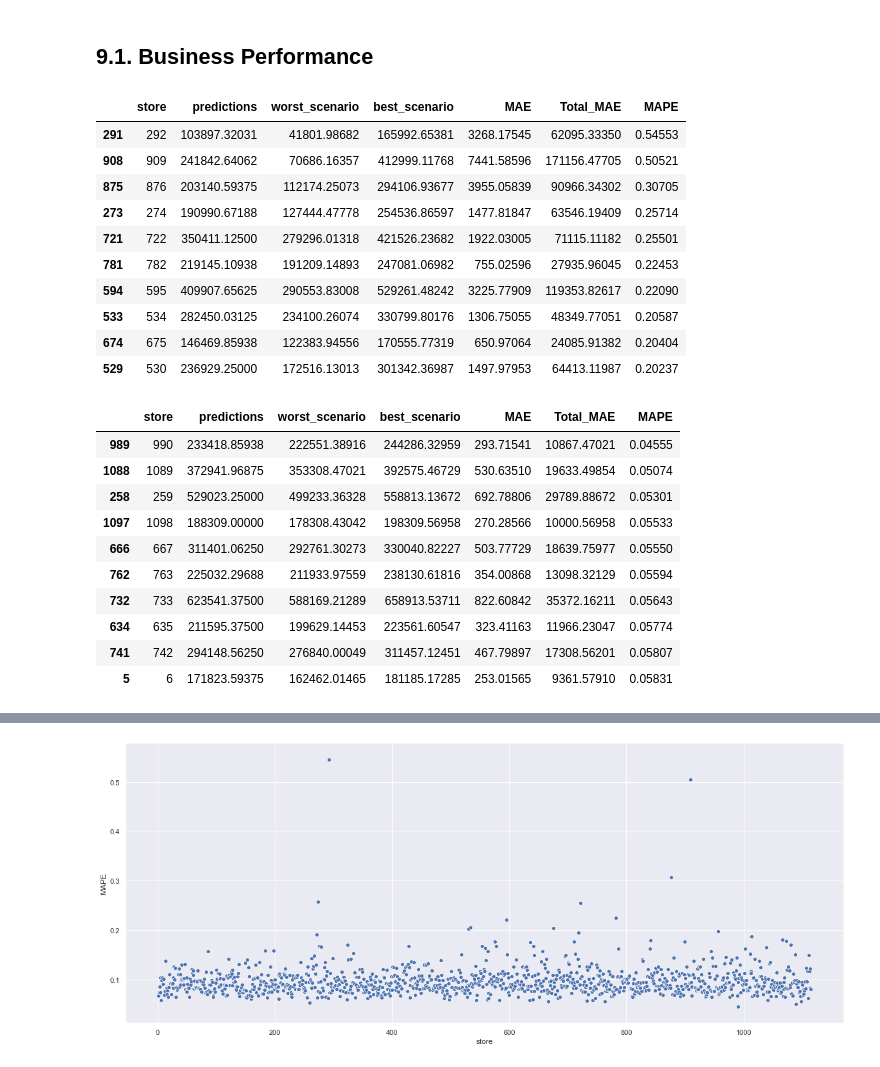
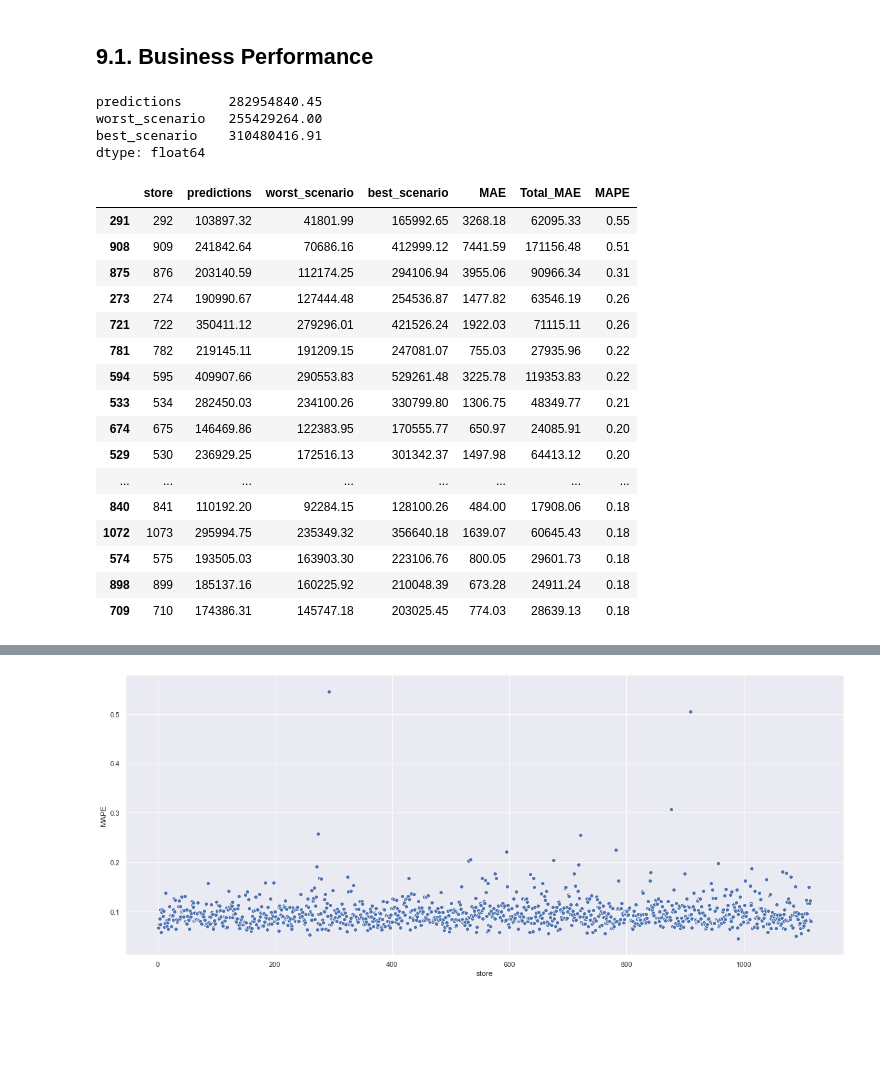
Before and after one commit to RaulBelarmino/rossman-predict-sales, a Jupyter notebook: rossman-predict-ds-em-producao.ipynb, the cells around one changed output, grey strips where cells are left out. Drawn from its saved outputs; the diff is of its cells as text; code cells hidden in the pictures; blank space fills up the shorter version.

```diff
--- a/rossman-predict-ds-em-producao.ipynb
+++ b/rossman-predict-ds-em-producao.ipynb
@@ -1259,34 +1332,33 @@ df92['best_scenario'] = df92['predictions'] + df92['Total_MAE']
 df92 = df92[['store','predictions','worst_scenario','best_scenario','MAE','Total_MAE','MAPE']]
 # %%
 # worst stores top10
-df92.sort_values('MAPE', ascending=False).head(10)
+df92[['predictions','worst_scenario','best_scenario']].sum()
 # %% [output]
-|  | store | predictions | worst_scenario | best_scenario | MAE | Total_MAE | MAPE |
-| 291 | 292 | 103897.32031 | 41801.98682 | 165992.65381 | 3268.17545 | 62095.33350 | 0.54553 |
-| 908 | 909 | 241842.64062 | 70686.16357 | 412999.11768 | 7441.58596 | 171156.47705 | 0.50521 |
-| 875 | 876 | 203140.59375 | 112174.25073 | 294106.93677 | 3955.05839 | 90966.34302 | 0.30705 |
-| 273 | 274 | 190990.67188 | 127444.47778 | 254536.86597 | 1477.81847 | 63546.19409 | 0.25714 |
-| 721 | 722 | 350411.12500 | 279296.01318 | 421526.23682 | 1922.03005 | 71115.11182 | 0.25501 |
-| 781 | 782 | 219145.10938 | 191209.14893 | 247081.06982 | 755.02596 | 27935.96045 | 0.22453 |
-| 594 | 595 | 409907.65625 | 290553.83008 | 529261.48242 | 3225.77909 | 119353.82617 | 0.22090 |
-| 533 | 534 | 282450.03125 | 234100.26074 | 330799.80176 | 1306.75055 | 48349.77051 | 0.20587 |
-| 674 | 675 | 146469.85938 | 122383.94556 | 170555.77319 | 650.97064 | 24085.91382 | 0.20404 |
-| 529 | 530 | 236929.25000 | 172516.13013 | 301342.36987 | 1497.97953 | 64413.11987 | 0.20237 |
+predictions      282954840.45
+worst_scenario   255429264.00
+best_scenario    310480416.91
+dtype: float64
 # %%
 # best stores top10
-df92.sort_values('MAPE', ascending=True).head(10)
+df92.sort_values('MAPE', ascending=False).head(20)
 # %% [output]
 |  | store | predictions | worst_scenario | best_scenario | MAE | Total_MAE | MAPE |
-| 989 | 990 | 233418.85938 | 222551.38916 | 244286.32959 | 293.71541 | 10867.47021 | 0.04555 |
-| 1088 | 1089 | 372941.96875 | 353308.47021 | 392575.46729 | 530.63510 | 19633.49854 | 0.05074 |
-| 258 | 259 | 529023.25000 | 499233.36328 | 558813.13672 | 692.78806 | 29789.88672 | 0.05301 |
-| 1097 | 1098 | 188309.00000 | 178308.43042 | 198309.56958 | 270.28566 | 10000.56958 | 0.05533 |
-| 666 | 667 | 311401.06250 | 292761.30273 | 330040.82227 | 503.77729 | 18639.75977 | 0.05550 |
-| 762 | 763 | 225032.29688 | 211933.97559 | 238130.61816 | 354.00868 | 13098.32129 | 0.05594 |
-| 732 | 733 | 623541.37500 | 588169.21289 | 658913.53711 | 822.60842 | 35372.16211 | 0.05643 |
-| 634 | 635 | 211595.37500 | 199629.14453 | 223561.60547 | 323.41163 | 11966.23047 | 0.05774 |
-| 741 | 742 | 294148.56250 | 276840.00049 | 311457.12451 | 467.79897 | 17308.56201 | 0.05807 |
-| 5 | 6 | 171823.59375 | 162462.01465 | 181185.17285 | 253.01565 | 9361.57910 | 0.05831 |
+| 291 | 292 | 103897.32 | 41801.99 | 165992.65 | 3268.18 | 62095.33 | 0.55 |
+| 908 | 909 | 241842.64 | 70686.16 | 412999.12 | 7441.59 | 171156.48 | 0.51 |
+| 875 | 876 | 203140.59 | 112174.25 | 294106.94 | 3955.06 | 90966.34 | 0.31 |
+| 273 | 274 | 190990.67 | 127444.48 | 254536.87 | 1477.82 | 63546.19 | 0.26 |
+| 721 | 722 | 350411.12 | 279296.01 | 421526.24 | 1922.03 | 71115.11 | 0.26 |
+| 781 | 782 | 219145.11 | 191209.15 | 247081.07 | 755.03 | 27935.96 | 0.22 |
+| 594 | 595 | 409907.66 | 290553.83 | 529261.48 | 3225.78 | 119353.83 | 0.22 |
+| 533 | 534 | 282450.03 | 234100.26 | 330799.80 | 1306.75 | 48349.77 | 0.21 |
+| 674 | 675 | 146469.86 | 122383.95 | 170555.77 | 650.97 | 24085.91 | 0.20 |
+| 529 | 530 | 236929.25 | 172516.13 | 301342.37 | 1497.98 | 64413.12 | 0.20 |
+| ... | ... | ... | ... | ... | ... | ... | ... |
+| 840 | 841 | 110192.20 | 92284.15 | 128100.26 | 484.00 | 17908.06 | 0.18 |
+| 1072 | 1073 | 295994.75 | 235349.32 | 356640.18 | 1639.07 | 60645.43 | 0.18 |
+| 574 | 575 | 193505.03 | 163903.30 | 223106.76 | 800.05 | 29601.73 | 0.18 |
+| 898 | 899 | 185137.16 | 160225.92 | 210048.39 | 673.28 | 24911.24 | 0.18 |
+| 709 | 710 | 174386.31 | 145747.18 | 203025.45 | 774.03 | 28639.13 | 0.18 |
 # %%
 df92.sample(5)
 # %% [output]
```
Also changed, not shown: parts of 18 cells of this notebook, 17 other files.
